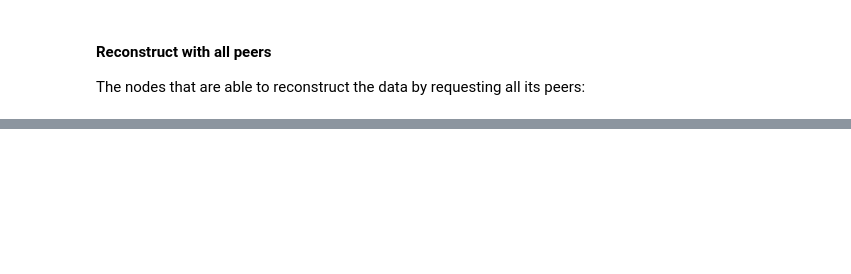
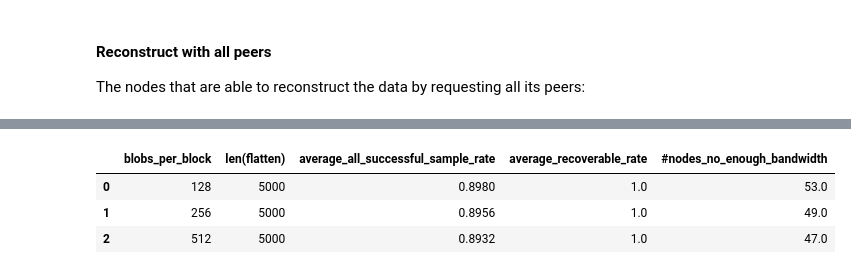
Before and after one commit to hwwhww/peerdas, a Jupyter notebook: sim.ipynb, the cells around one changed output, grey strips where cells are left out. Saved outputs shown, nothing was run; the diff lists cells and outputs as text; code cells hidden in the pictures; blank space fills up the shorter version.

```diff
--- a/sim.ipynb
+++ b/sim.ipynb
@@ -502,0 +553,50 @@ plt.show()
+# %%
+all_sample_results, all_recoverabilities, all_capacities = ({} for _ in range(3))
+
+param_blobs_per_block = [128, 256, 512]
+
+for blobs_per_block in param_blobs_per_block:
+    config = Config()
+    config.MAX_BLOBS_PER_BLOCK = blobs_per_block
+
+    all_sample_results[blobs_per_block] = []
+    all_recoverabilities[blobs_per_block] = []
+    all_capacities[blobs_per_block] = []
+    for run in range(SIMULATION_RUNS):
+        custody_row_log = {i: set() for i in range(config.NUMBER_OF_ROWS)}
+        custody_col_log = {i: set() for i in range(config.NUMBER_OF_COLUMNS)}
+
+        nodes = get_nodes(config, epoch=0, node_count=config.NUMBER_OF_NODES, custody_row_log=custody_row_log, custody_col_log=custody_col_log)
+        sample_results, recoverabilities = sample(config, nodes, custody_row_log=custody_row_log, custody_col_log=custody_col_log)
+
+        all_sample_results[blobs_per_block].append(sample_results)
+        all_recoverabilities[blobs_per_block].append(recoverabilities)
+        all_capacities[blobs_per_block].append([int(n.capacity < 0) for n in nodes])
+# %%
+capacities_stats_sample_results = []
+
+for blobs_per_block, sample_results in all_sample_results.items():
+    recoverabilities = all_recoverabilities[blobs_per_block]
+    capacities = all_capacities[blobs_per_block]
+    flatten_success = [x for y in sample_results for x in y]
+    flatten_recoverabilities = [x for y in recoverabilities for x in y]
+    flatten_capacities = [x for y in capacities for x in y]
+    average_success_rate = sum(flatten_success) / len(flatten_success)
+    average_recoverable_rate = sum(flatten_recoverabilities) / len(flatten_recoverabilities)
+    average_capacities = sum(1 for c in flatten_capacities if c > 0) / SIMULATION_RUNS
+    capacities_stats_sample_results.append({
+        "blobs_per_block": blobs_per_block,
+        "len(flatten)": len(flatten_success),
+        "average_all_successful_sample_rate": average_success_rate,
+        "average_recoverable_rate": average_recoverable_rate,
+        "#nodes_no_enough_bandwidth": average_capacities,
+    })
+
+capacities_results = pd.DataFrame(capacities_stats_sample_results)
+
+capacities_results
+# %% [output]
+|  | blobs_per_block | len(flatten) | average_all_successful_sample_rate | average_recoverable_rate | #nodes_no_enough_bandwidth |
+| 0 | 128 | 5000 | 0.8980 | 1.0 | 53.0 |
+| 1 | 256 | 5000 | 0.8956 | 1.0 | 49.0 |
+| 2 | 512 | 5000 | 0.8932 | 1.0 | 47.0 |
```
Also changed, not shown: parts of 20 cells of this notebook.
